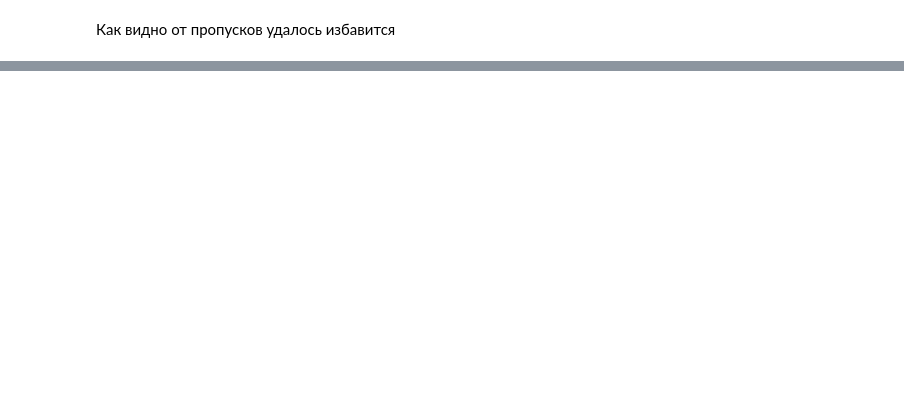
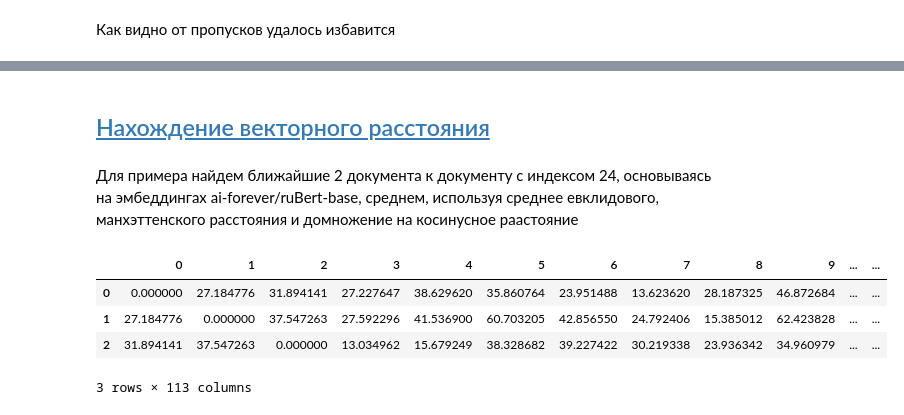
Before and after one commit to Gleb01548/text_search_gas_news, a Jupyter notebook: notebook.ipynb, the cells around one changed output, grey strips where cells are left out. Drawn from its saved outputs; the diff is of its cells as text; code cells hidden in the pictures; blank space fills up the shorter version.

```diff
--- a/notebook.ipynb
+++ b/notebook.ipynb
@@ -23,7 +63,12 @@ from natasha import NewsNERTagger
 # %%
-file = open('data/raw/text_raw.txt', 'r', encoding = 'utf-8')
+file = open(os.path.join(DATA_RAW, "text_raw.txt"), "r", encoding="utf-8")
 list_text = []
 for line in file:
     line = line.strip()
-    if line != '':
+    if line != "":
         list_text.append(line)
+df_text = pd.DataFrame({"text": list_text})
+
+df_text.to_csv(os.path.join(DATA_INTERIM, "df_text.csv"), index=False)
+
+df_text.isna().sum(), df_text.isnull().sum()
@@ -117,0 +174,3 @@ NERMarkup(
+# %%
+BATCH_SIZE = 30
+emb_bert_base = make_emb(df_text, "ai-forever/ruBert-base", batch_size=BATCH_SIZE)
@@ -117,0 +272,28 @@ NERMarkup(
+# %% [markdown]
+## <a id='toc1_4_'></a>[Нахождение векторного расстояния](#toc0_)
+# %%
+def get_vectors_and_metrics(
+    df: DataFrame, metrics_list: list, use_cosin_coef: bool = False
+) -> DataFrame:
+    """
+    Метод выделяет вектора из датафрейма и считает метрику близасти
+    Возможен подсчет среднего значения по нескольким метрикам и
+    домнажение на косинусное сходство (pairwise_distances считает его от 0 до 1,
+    где 0 максимальное сходство).
+
+    Result:
+    матрица с расстояниями между векторами
+    """
+    vectors = []
+    for i in df.index:
+        vectors.append(np.array(df.loc[i]))
+
+    metrics = []
+    for i in metrics_list:
+        metrics.append(pairwise_distances(vectors, metric=i))
+
+    matrix = sum(metrics) / len(metrics_list)
+    if use_cosin_coef:
+        cosin = pairwise_distances(vectors, metric="cosine")
+        return pd.DataFrame(matrix * cosin)
+    return pd.DataFrame(matrix)
@@ -117,0 +312,15 @@ NERMarkup(
+# %% [markdown]
+Для примера найдем ближайшие 2 документа к документу с индексом 24, основываясь на эмбеддингах ai-forever/ruBert-base, среднем, используя среднее евклидового, манхэттенского расстояния и домножение на косинусное раастояние
+# %%
+matrix = get_vectors_and_metrics(
+    emb_bert_base, metrics_list=["euclidean", "l1"], use_cosin_coef=True
+)
+
+# получаем такую матрицу
+matrix.head(3)
+# %% [output]
+|  | 0 | 1 | 2 | 3 | 4 | 5 | 6 | 7 | 8 | 9 | ... | ... |
+| 0 | 0.000000 | 27.184776 | 31.894141 | 27.227647 | 38.629620 | 35.860764 | 23.951488 | 13.623620 | 28.187325 | 46.872684 | ... | ... |
+| 1 | 27.184776 | 0.000000 | 37.547263 | 27.592296 | 41.536900 | 60.703205 | 42.856550 | 24.792406 | 15.385012 | 62.423828 | ... | ... |
+| 2 | 31.894141 | 37.547263 | 0.000000 | 13.034962 | 15.679249 | 38.328682 | 39.227422 | 30.219338 | 23.936342 | 34.960979 | ... | ... |
+3 rows × 113 columns
```
Also changed, not shown: parts of 80 cells of this notebook, 18 other files.
